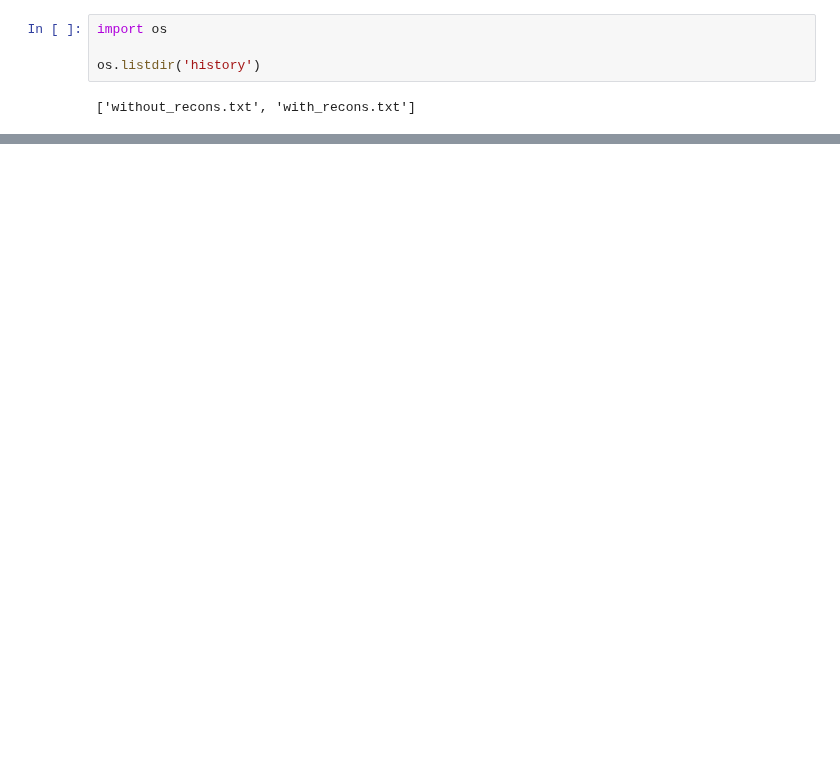
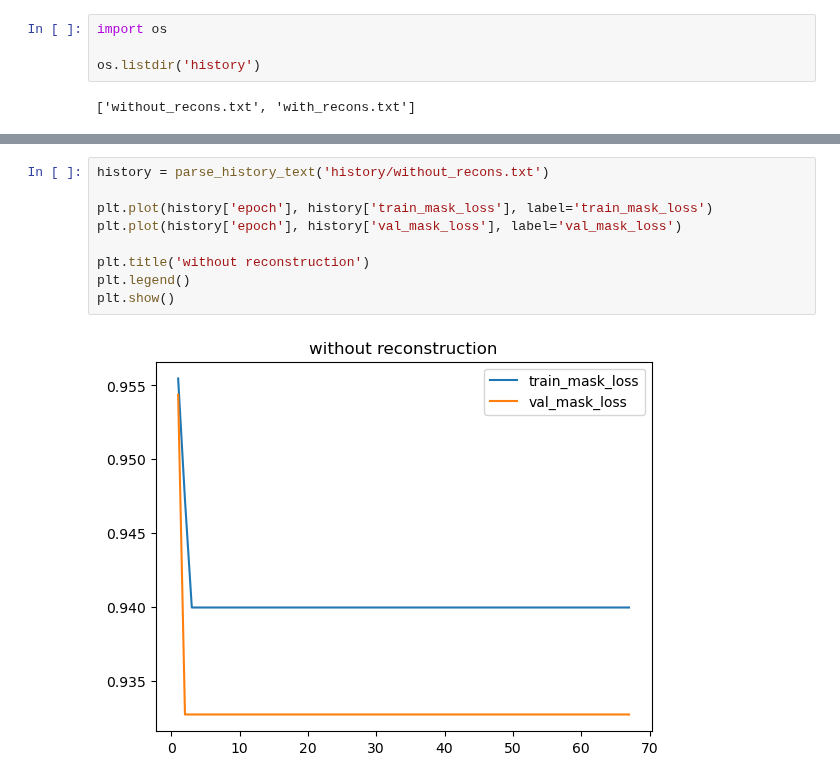
Before and after one commit to ktm379/DR-GeuAl, a Jupyter notebook: code/history_plot.ipynb, the cells around one changed output, grey strips where cells are left out. Cells and saved outputs as stored; diff of their text form; blank space fills up the shorter version.

```diff
--- a/code/history_plot.ipynb
+++ b/code/history_plot.ipynb
@@ -76,0 +28,11 @@ lines[0].split('/')
+# %%
+history = parse_history_text('history/without_recons.txt')
+
+plt.plot(history['epoch'], history['train_mask_loss'], label='train_mask_loss')
+plt.plot(history['epoch'], history['val_mask_loss'], label='val_mask_loss')
+
+plt.title('without reconstruction')
+plt.legend()
+plt.show()
+# %% [output]
+[figure, added]
```
Also changed, not shown: parts of 7 cells of this notebook, 3 other files.
